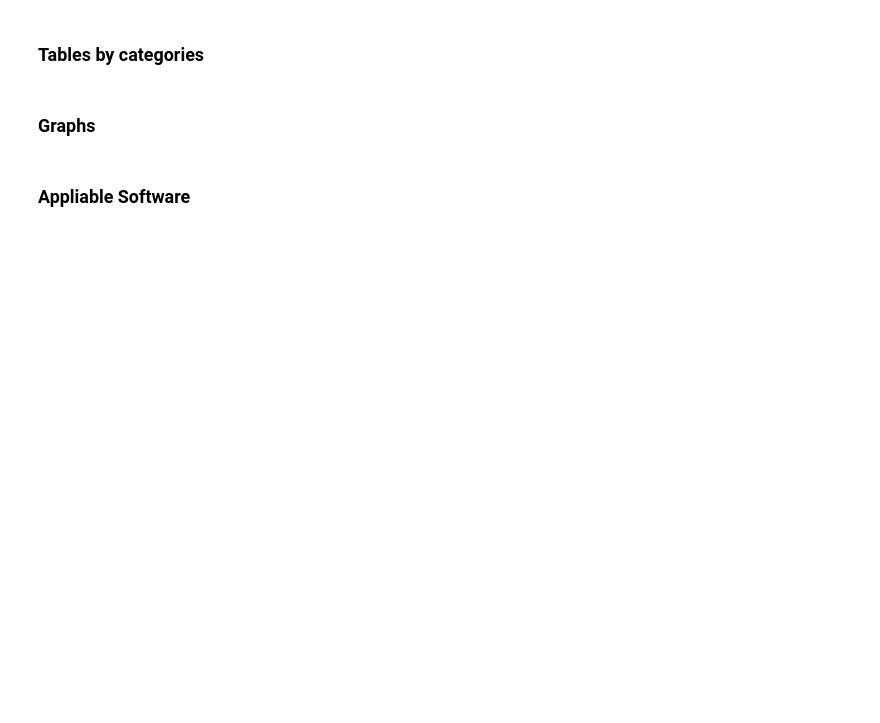
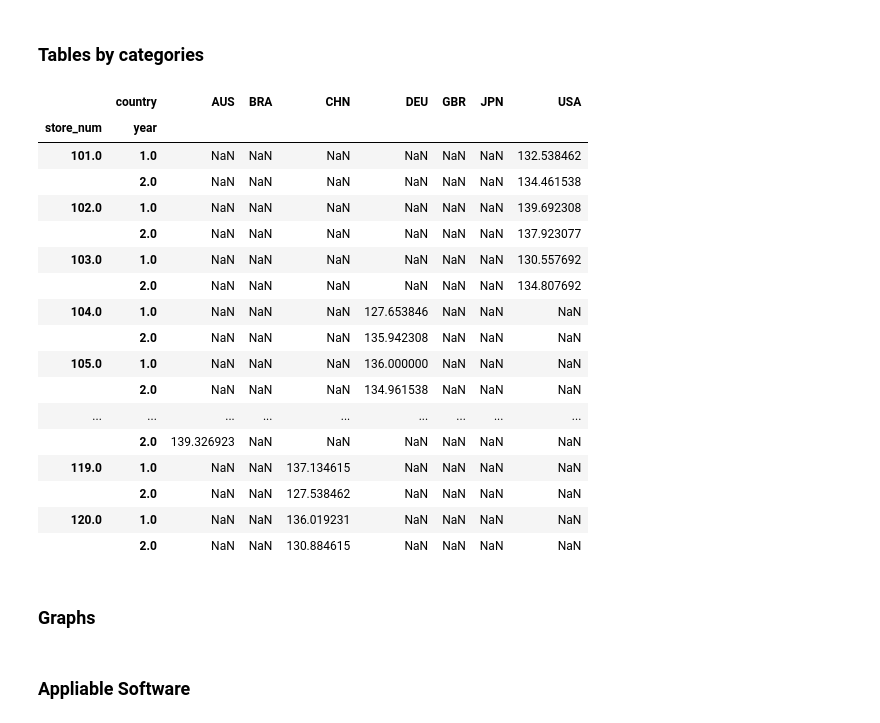
Before and after one commit to Yoyoyamato/pandas, a Jupyter notebook: Excel_to_Python/excel.ipynb, the cells around one changed output. Drawn from its saved outputs; the diff is of its cells as text; code cells hidden in the pictures; blank space fills up the shorter version.

```diff
--- a/Excel_to_Python/excel.ipynb
+++ b/Excel_to_Python/excel.ipynb
@@ -144,6 +214,26 @@ STD
 ### Tables by categories
 # %%
 ## Create tables by country, store_num, and year
+df.groupby(['store_num', 'year','country']).p1_sales.mean().unstack()
+# %% [output]
+|  | country | AUS | BRA | CHN | DEU | GBR | JPN | USA |
+| store_num | year |  |  |  |  |  |  |  |
+| 101.0 | 1.0 | NaN | NaN | NaN | NaN | NaN | NaN | 132.538462 |
+|  | 2.0 | NaN | NaN | NaN | NaN | NaN | NaN | 134.461538 |
+| 102.0 | 1.0 | NaN | NaN | NaN | NaN | NaN | NaN | 139.692308 |
+|  | 2.0 | NaN | NaN | NaN | NaN | NaN | NaN | 137.923077 |
+| 103.0 | 1.0 | NaN | NaN | NaN | NaN | NaN | NaN | 130.557692 |
+|  | 2.0 | NaN | NaN | NaN | NaN | NaN | NaN | 134.807692 |
+| 104.0 | 1.0 | NaN | NaN | NaN | 127.653846 | NaN | NaN | NaN |
+|  | 2.0 | NaN | NaN | NaN | 135.942308 | NaN | NaN | NaN |
+| 105.0 | 1.0 | NaN | NaN | NaN | 136.000000 | NaN | NaN | NaN |
+|  | 2.0 | NaN | NaN | NaN | 134.961538 | NaN | NaN | NaN |
+| ... | ... | ... | ... | ... | ... | ... | ... | ... |
+|  | 2.0 | 139.326923 | NaN | NaN | NaN | NaN | NaN | NaN |
+| 119.0 | 1.0 | NaN | NaN | 137.134615 | NaN | NaN | NaN | NaN |
+|  | 2.0 | NaN | NaN | 127.538462 | NaN | NaN | NaN | NaN |
+| 120.0 | 1.0 | NaN | NaN | 136.019231 | NaN | NaN | NaN | NaN |
+|  | 2.0 | NaN | NaN | 130.884615 | NaN | NaN | NaN | NaN |
 # %% [markdown]
 ### Graphs
 # %%
```
Also changed, not shown: parts of 6 cells of this notebook, 1 other file.
